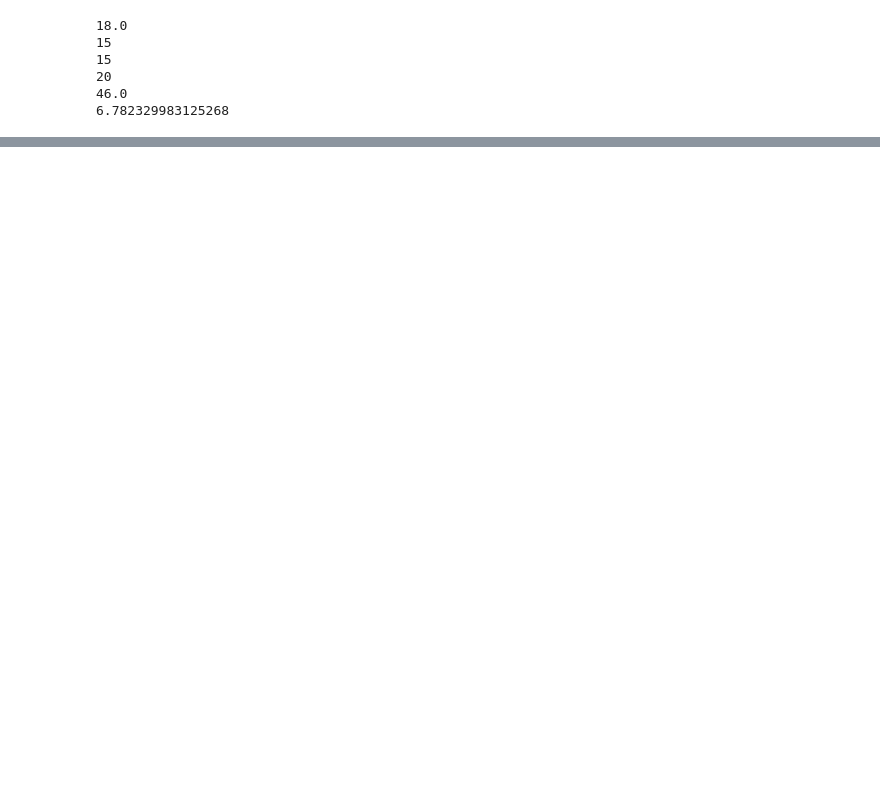
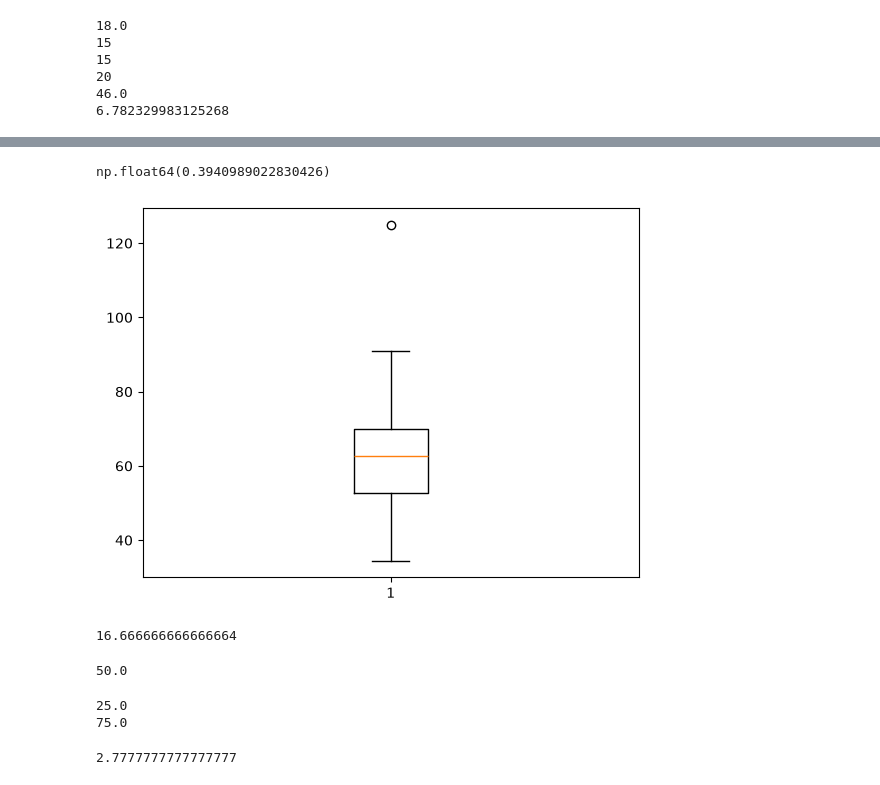
Before and after one commit to fayaspsulfikkar/daily-ml-practice, a Jupyter notebook: Learning/Paper 1/Phase 3/Practicing_Maths.ipynb, the cells around one changed output, grey strips where cells are left out. Drawn from its saved outputs; the diff is of its cells as text; code cells hidden in the pictures; blank space fills up the shorter version.

```diff
--- a/Learning/Paper 1/Phase 3/Practicing_Maths.ipynb
+++ b/Learning/Paper 1/Phase 3/Practicing_Maths.ipynb
@@ -59,0 +273,3 @@ print(sdev(data))
+# %%
+exam_score = df["exam_score"].dropna()
+exam_score.describe()
@@ -59,0 +286,10 @@ print(sdev(data))
+# %%
+exam_score.skew()
+# %% [output]
+np.float64(0.3940989022830426)
+# %%
+plt.boxplot(exam_score)
+
+plt.show()
+# %% [output]
+[figure, added]
@@ -59,0 +307,49 @@ print(sdev(data))
+# %%
+sample_space = [1,2,3,4,5,6]
+event = [4]
+
+p_4 = len(event)/ len(sample_space)
+
+print(p_4*100)
+# %% [output]
+16.666666666666664
+# %%
+sample_space = ["Head","Tail"]
+event = ["Tail"]
+
+t_h = len(event) / len(sample_space)
+
+c_of_h = 1 - t_h
+
+print(c_of_h*100)
+# %% [output]
+50.0
+# %%
+c1 = ["Head","Tails"]
+c2 = ["Head","Tails"]
+
+sample_space = [(x,y) for x in c1 for y in c2]
+eventbh = [x for x in sample_space if x == ("Head","Head")]
+eventah = [y for y in sample_space if "Head" in y]
+
+prob_bh = len(eventbh) / len(sample_space)
+prob_ah = len(eventah) / len(sample_space)
+
+print(prob_bh*100)
+print(prob_ah*100)
+# %% [output]
+25.0
+75.0
+# %%
+d1 = [1, 2, 3, 4, 5, 6]
+d2 = [1, 2, 3, 4, 5, 6]
+
+sample_space = [(x,y) for x in d1 for y in d2]
+
+event_6 = [x for x in sample_space if x == (6, 6)]
+
+prob_6 = len(event_6) / len(sample_space)
+
+print(prob_6*100)
+# %% [output]
+2.7777777777777777
```
Also changed, not shown: parts of 28 cells of this notebook, 6 other files.
